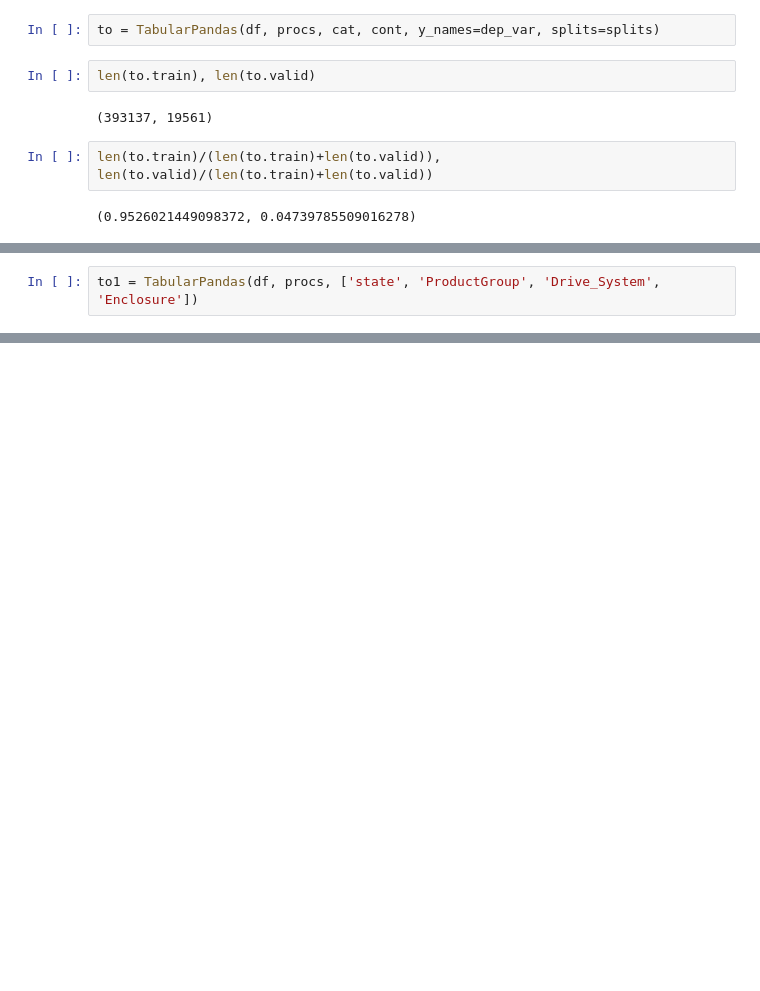
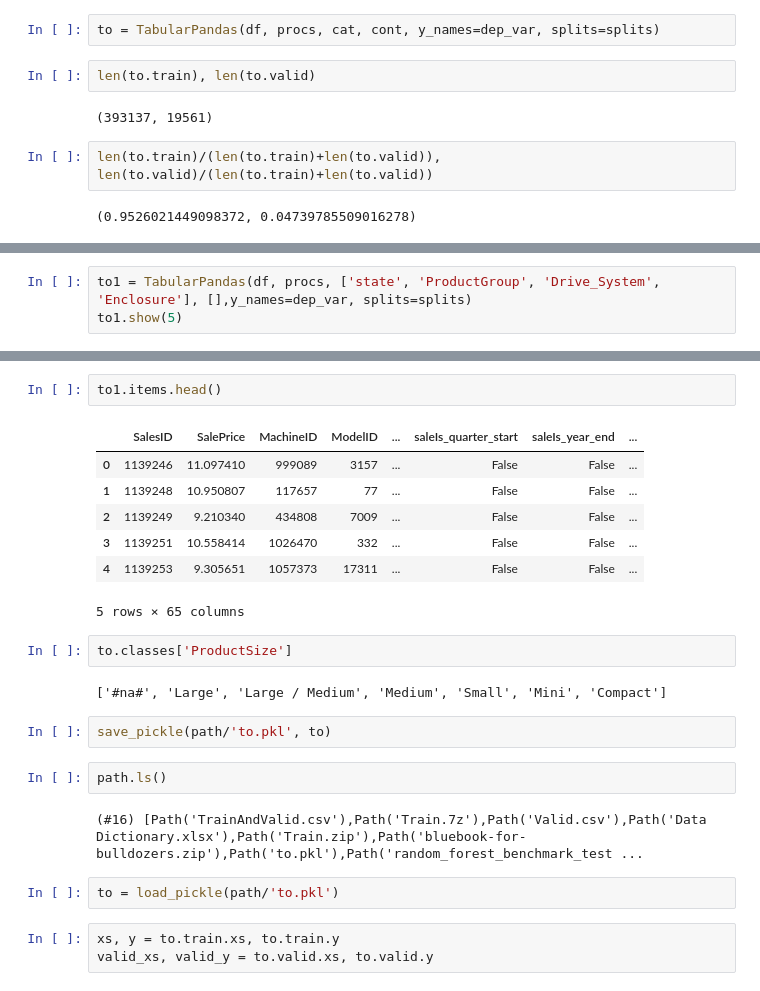
Before and after one commit to peterbull/deep-learning-projects, a Jupyter notebook: ch_9_notes/09_tabular.ipynb, the cells around one changed output, grey strips where cells are left out. Cells and saved outputs as stored; diff of their text form; blank space fills up the shorter version.

```diff
--- a/ch_9_notes/09_tabular.ipynb
+++ b/ch_9_notes/09_tabular.ipynb
@@ -237,4 +237,5 @@ to.show(5)
 | 3 | High | PC120-6E | PC120 | #na# | -6E | #na# | Small | ... |
 | 4 | Medium | S175 | S175 | #na# | #na# | #na# | #na# | ... |
 # %%
-to1 = TabularPandas(df, procs, ['state', 'ProductGroup', 'Drive_System', 'Enclosure'])
+to1 = TabularPandas(df, procs, ['state', 'ProductGroup', 'Drive_System', 'Enclosure'], [],y_names=dep_var, splits=splits)
+to1.show(5)
@@ -240,0 +249,25 @@ to1 = TabularPandas(df, procs, ['state', 'ProductGroup', 'Drive_System', 'Enclos
+# %%
+to1.items.head()
+# %% [output]
+|  | SalesID | SalePrice | MachineID | ModelID | ... | saleIs_quarter_start | saleIs_year_end | ... |
+| 0 | 1139246 | 11.097410 | 999089 | 3157 | ... | False | False | ... |
+| 1 | 1139248 | 10.950807 | 117657 | 77 | ... | False | False | ... |
+| 2 | 1139249 | 9.210340 | 434808 | 7009 | ... | False | False | ... |
+| 3 | 1139251 | 10.558414 | 1026470 | 332 | ... | False | False | ... |
+| 4 | 1139253 | 9.305651 | 1057373 | 17311 | ... | False | False | ... |
+5 rows × 65 columns
+# %%
+to.classes['ProductSize']
+# %% [output]
+['#na#', 'Large', 'Large / Medium', 'Medium', 'Small', 'Mini', 'Compact']
+# %%
+save_pickle(path/'to.pkl', to)
+# %%
+path.ls()
+# %% [output]
+(#16) [Path('TrainAndValid.csv'),Path('Train.7z'),Path('Valid.csv'),Path('Data Dictionary.xlsx'),Path('Train.zip'),Path('bluebook-for-bulldozers.zip'),Path('to.pkl'),Path('random_forest_benchmark_test ...
+# %%
+to = load_pickle(path/'to.pkl')
+# %%
+xs, y = to.train.xs, to.train.y
+valid_xs, valid_y = to.valid.xs, to.valid.y
```
Also changed, not shown: parts of 3 cells of this notebook.
